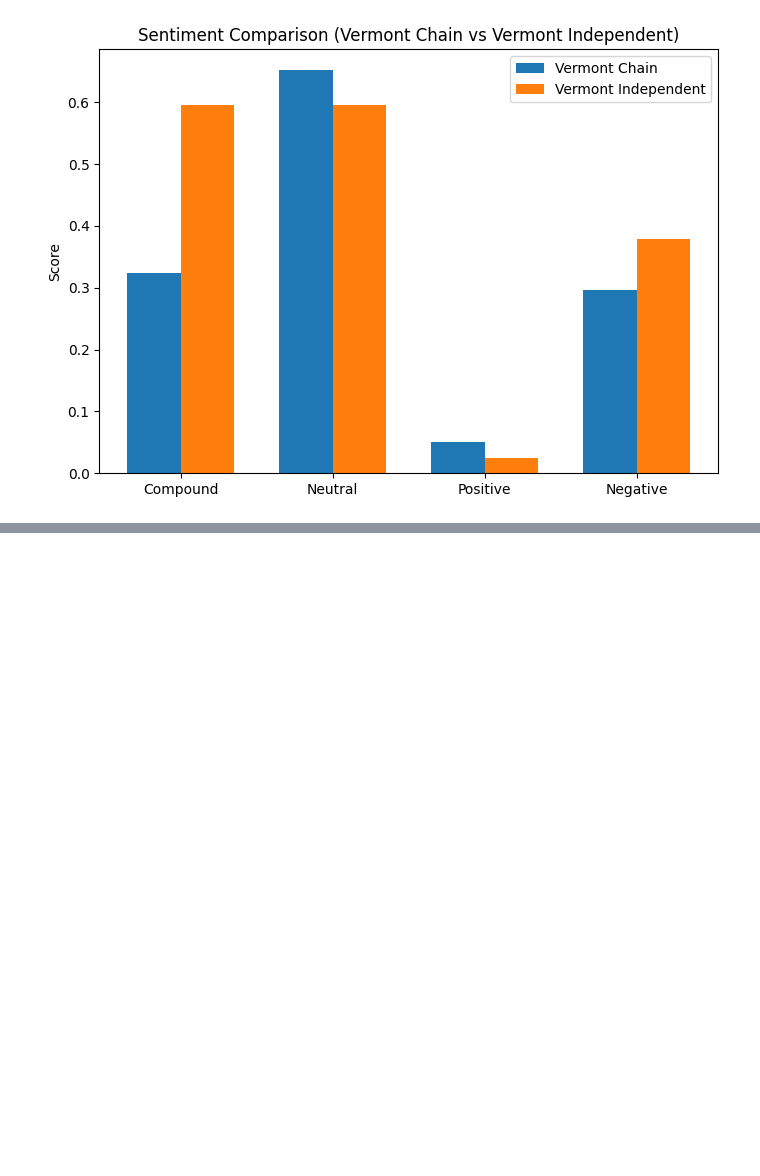
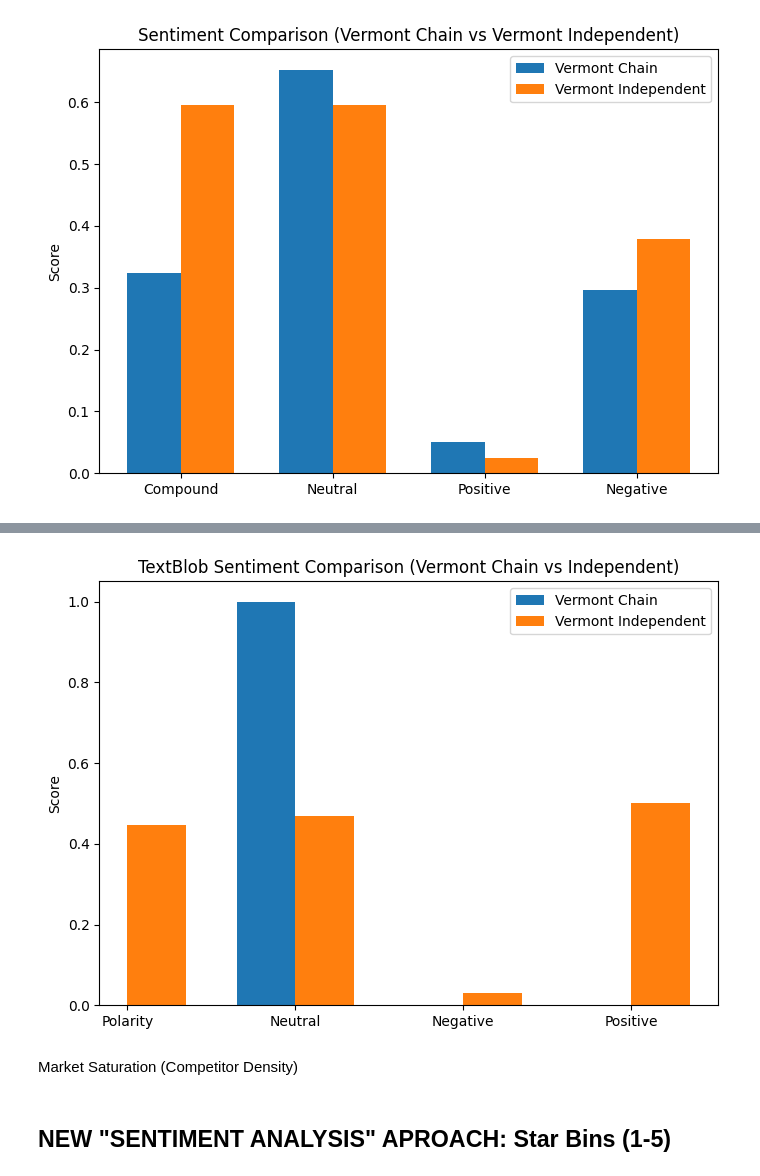
Before and after one commit to Dhrutube/DS3-LocalLens, a Jupyter notebook: Aurora_Local.ipynb, the cells around one changed output, grey strips where cells are left out. Saved outputs shown, nothing was run; the diff lists cells and outputs as text; code cells hidden in the pictures; blank space fills up the shorter version.

```diff
--- a/Aurora_Local.ipynb
+++ b/Aurora_Local.ipynb
@@ -603,0 +702,48 @@ plt.show()
+# %%
+vermont_large_brand_reviews[['tb_polarity', 'tb_subjectivity']] = (
+    vermont_independent_brand_reviews['text']
+        .dropna()
+        .apply(textblob_scores)
+)
+# %%
+vermont_large_brand_reviews['tb_sentiment'] = (
+    vermont_large_brand_reviews['tb_polarity']
+        .apply(classify_sentiment)
+)
+# %%
+vermont_tb_polarity_overall_chain = (
+    vermont_large_brand_reviews['tb_polarity'].mean()
+)
+
+sentiment_counts_2 = vermont_large_brand_reviews['tb_sentiment'].value_counts(normalize=True)
+
+vermont_tb_positive_overall_chain = sentiment_counts_2.get('positive', 0)
+vermont_tb_neutral_overall_chain = sentiment_counts_2.get('neutral', 0)
+vermont_tb_negative_overall_chain = sentiment_counts_2.get('negative', 0)
+
+vermont_all_scores_chain_tb = [
+    vermont_tb_polarity_overall_chain,
+    vermont_tb_neutral_overall_chain,
+    vermont_tb_negative_overall_chain,
+    vermont_tb_positive_overall_chain
+]
+# %%
+labels = ['Polarity', 'Neutral', 'Negative', 'Positive']
+
+x = np.arange(len(labels))
+width = 0.35
+
+plt.figure(figsize=(7, 5))
+plt.bar(x - width/2, vermont_all_scores_chain_tb, width, label='Vermont Chain')
+plt.bar(x + width/2, vermont_all_scores_independent_tb, width, label='Vermont Independent')
+
+plt.xticks(x, labels)
+plt.ylabel('Score')
+plt.title('TextBlob Sentiment Comparison (Vermont Chain vs Independent)')
+plt.legend()
+plt.tight_layout()
+plt.show()
+# %% [output]
+[figure, added]
+# %% [markdown]
+Market Saturation (Competitor Density)
@@ -603,0 +753,2 @@ plt.show()
+# %% [markdown]
+## NEW "SENTIMENT ANALYSIS" APROACH: Star Bins (1-5)
```
Also changed, not shown: parts of 41 cells of this notebook, 1 other file.
